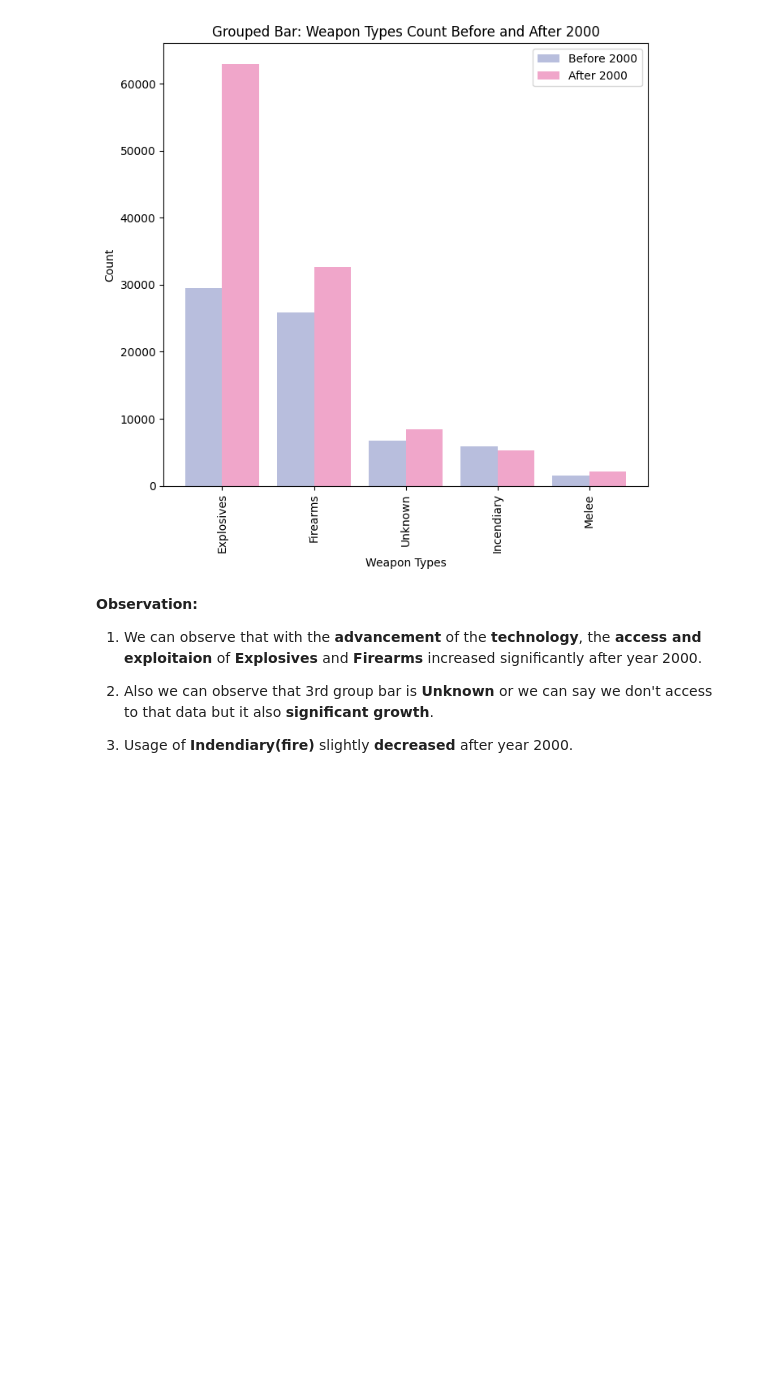
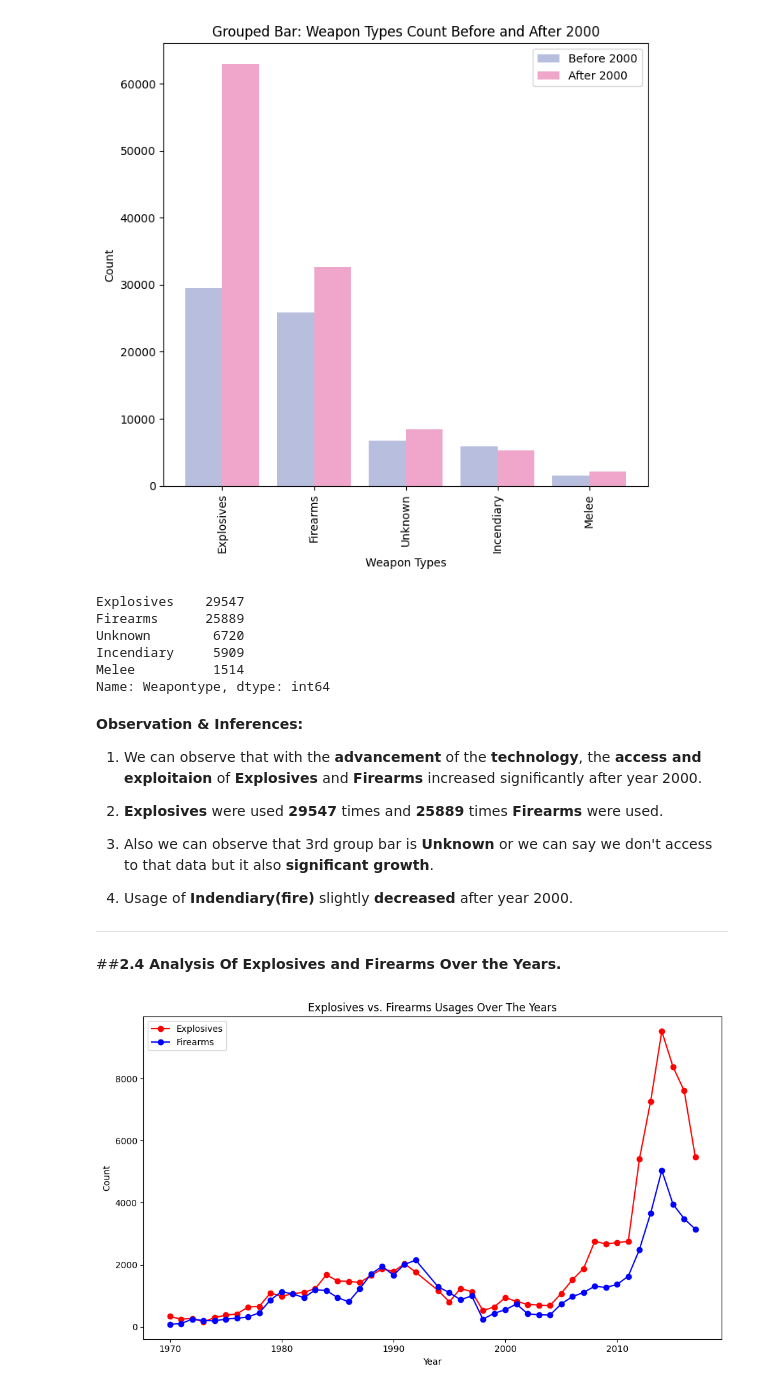
Before and after one commit to dacenish/EDA-Global-terrorism, a Jupyter notebook: Capstone_Project_Global_terrorism_EDA_by_Danish_Zia.ipynb, the cells around one changed output. Drawn from its saved outputs; the diff is of its cells as text; code cells hidden in the pictures; blank space fills up the shorter version.

```diff
--- a/Capstone_Project_Global_terrorism_EDA_by_Danish_Zia.ipynb
+++ b/Capstone_Project_Global_terrorism_EDA_by_Danish_Zia.ipynb
@@ -701,11 +717,56 @@ plt.tight_layout()
 plt.show()
 # %% [output]
 [figure]
+# %%
+count_bf_2000
+# %% [output]
+Explosives    29547
+Firearms      25889
+Unknown        6720
+Incendiary     5909
+Melee          1514
+Name: Weapontype, dtype: int64
 # %% [markdown]
-**Observation:**
+**Observation & Inferences:**
 
 1) We can observe that with the **advancement** of the **technology**, the **access and exploitaion** of **Explosives** and **Firearms** increased significantly after year 2000.
 
-2) Also we can observe that 3rd group bar is **Unknown** or we can say we don't access to that data but it also **significant growth**.
+2) **Explosives** were used **29547** times and **25889** times **Firearms** were used.
 
-3) Usage of **Indendiary(fire)** slightly **decreased** after year 2000.
+3) Also we can observe that 3rd group bar is **Unknown** or we can say we don't access to that data but it also **significant growth**.
+
+4) Usage of **Indendiary(fire)** slightly **decreased** after year 2000.
+
+
+
+---
+# %% [markdown]
+##**2.4 Analysis Of Explosives and Firearms Over the Years.**
+# %%
+# Prepare Dataframe
+ex_explosives = gt_df[gt_df['Weapontype'] == 'Explosives'].reset_index()
+ex_firearms = gt_df[gt_df['Weapontype'] == 'Firearms'].reset_index()
+
+ex_explosives_year = ex_explosives.groupby('Year').size()
+ex_firearms_year = ex_firearms.groupby('Year').size()
+
+# Set the figure size
+plt.figure(figsize=(10, 6))
+
+# Plotting the line plot for Explosives
+plt.plot(ex_explosives_year.index, ex_explosives_year.values, marker='o', color='Red', label='Explosives')
+
+# Plotting the line plot for Firearms
+plt.plot(ex_firearms_year.index, ex_firearms_year.values, marker='o', color='Blue', label='Firearms')
+
+# Add labels and title
+plt.xlabel('Year')
+plt.ylabel('Count')
+plt.title('Explosives vs. Firearms Usages Over The Years')
+plt.legend()
+
+# Show the plot
+plt.tight_layout()
+plt.show()
+# %% [output]
+[figure, added]
```
Also changed, not shown: parts of 29 cells of this notebook.
